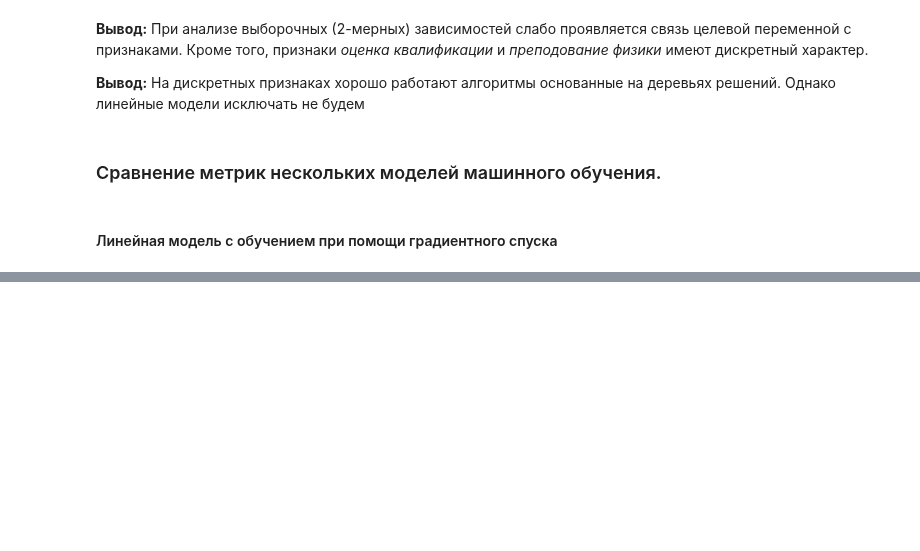
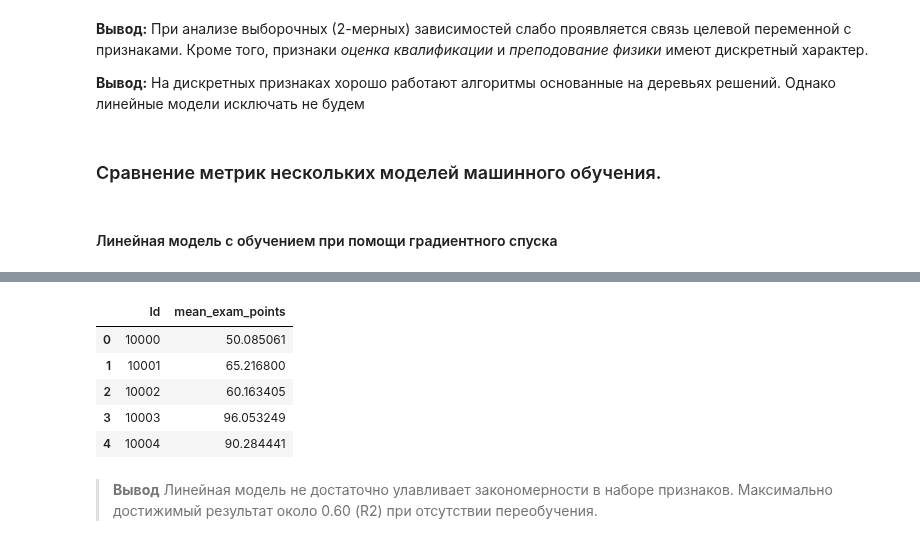
Before and after one commit to alex-chin/gb_data_analysis, a Jupyter notebook: project/math_exam.ipynb, the cells around one changed output, grey strips where cells are left out. Drawn from its saved outputs; the diff is of its cells as text; code cells hidden in the pictures; blank space fills up the shorter version.

```diff
--- a/project/math_exam.ipynb
+++ b/project/math_exam.ipynb
@@ -516,0 +582,10 @@ calc_mse(y_train.head(10), p)
+# %%
+submit['mean_exam_points'] = prediction
+submit.head()
+# %% [output]
+|  | Id | mean_exam_points |
+| 0 | 10000 | 50.085061 |
+| 1 | 10001 | 65.216800 |
+| 2 | 10002 | 60.163405 |
+| 3 | 10003 | 96.053249 |
+| 4 | 10004 | 90.284441 |
@@ -516,0 +594,3 @@ calc_mse(y_train.head(10), p)
+# %% [markdown]
+> **Вывод** Линейная модель не достаточно улавливает закономерности в наборе признаков.
+> Максимально достижимый результат около 0.60 (R2) при отсутствии переобучения.
```
Also changed, not shown: parts of 37 cells of this notebook.
